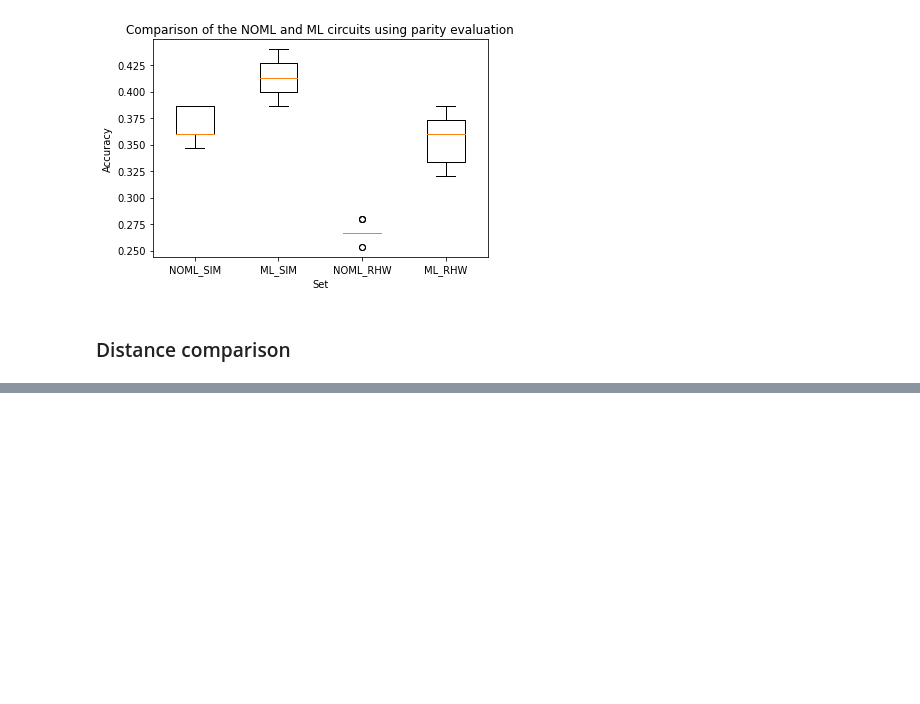
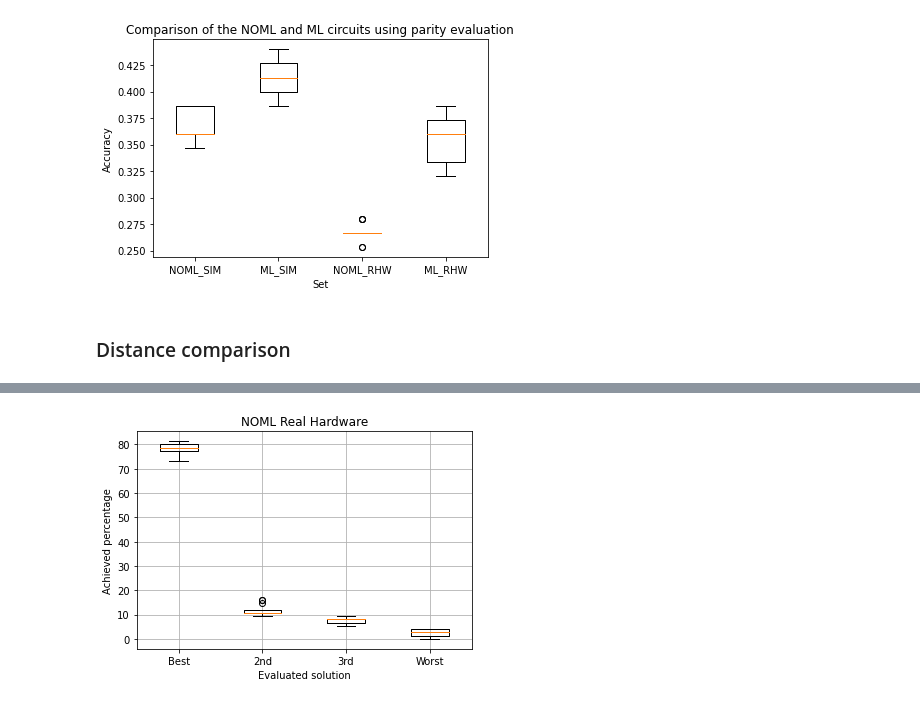
Before and after one commit to RicardoMonteiroSimoes/Quantum-Machine-Learning, a Jupyter notebook: code/circuit_to_latex.ipynb, the cells around one changed output, grey strips where cells are left out. Drawn from its saved outputs; the diff is of its cells as text; code cells hidden in the pictures; blank space fills up the shorter version.

```diff
--- a/code/circuit_to_latex.ipynb
+++ b/code/circuit_to_latex.ipynb
@@ -535,0 +526,12 @@ fig.savefig('../thesis/Appendices/comparison_ml_sim_rhw_distanec.svg')
+# %%
+labels = ['Best', '2nd', '3rd', 'Worst']
+fig, axs = plt.subplots()
+axs.boxplot([a for a in noml_real_hw_filtered_dist_boxplot], labels=labels)
+axs.grid()
+axs.set_title("NOML Real Hardware")
+axs.set_ylabel('Achieved percentage')
+axs.set_xlabel('Evaluated solution')
+plt.show()
+fig.savefig('../thesis/Appendices/comparison_noml_rhw_f_distance.svg')
+# %% [output]
+[figure, added]
```
Also changed, not shown: parts of 24 cells of this notebook, 2 other files.
